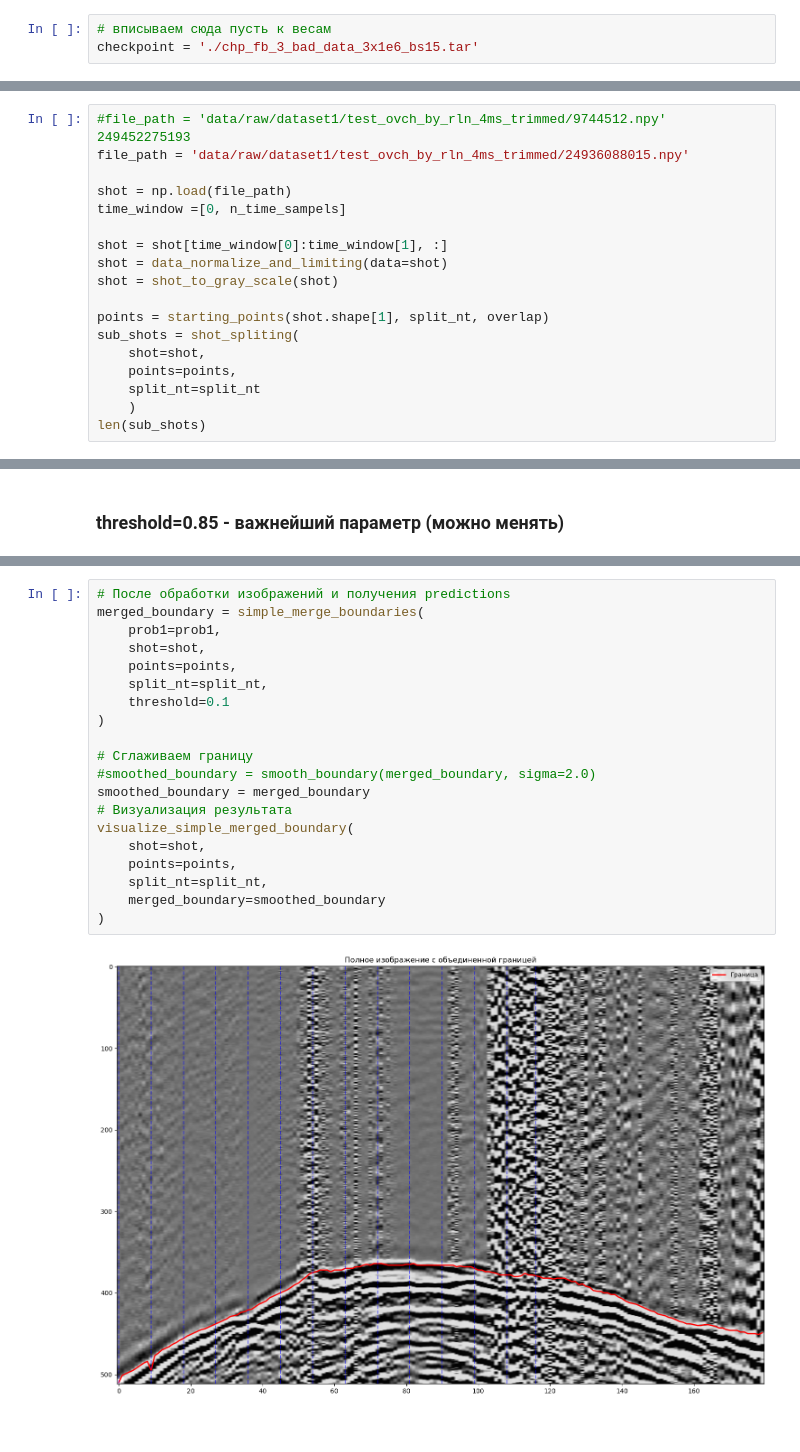
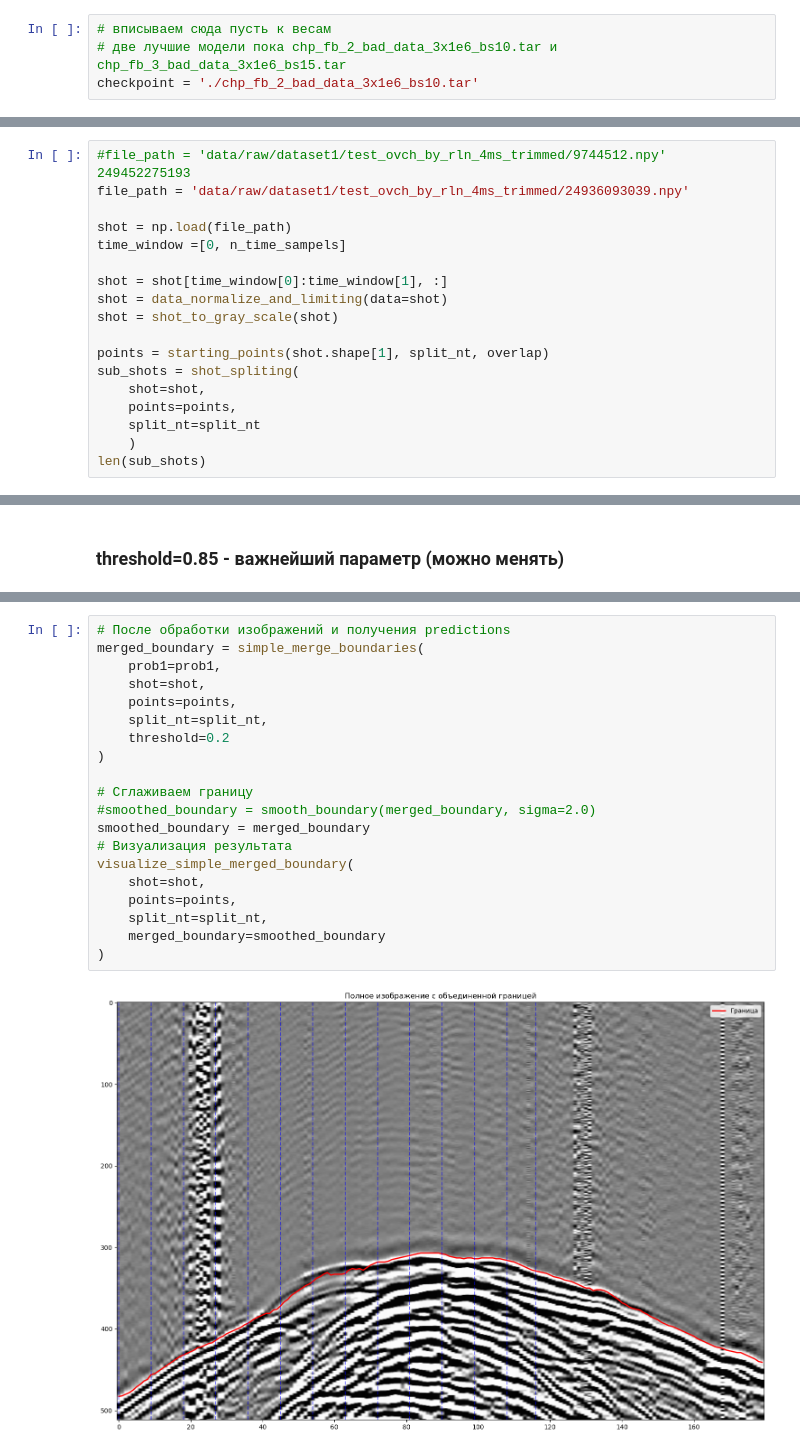
Before and after one commit to Alexey-Ignatov/first_break_picking, a Jupyter notebook: example/inference.ipynb, the cells around one changed output, grey strips where cells are left out. Cells and saved outputs as stored; diff of their text form.

```diff
--- a/example/inference.ipynb
+++ b/example/inference.ipynb
@@ -2,7 +2,8 @@
 ### Тут показано как запускать модель, имея веса
 # %%
 # вписываем сюда пусть к весам
-checkpoint = './chp_fb_3_bad_data_3x1e6_bs15.tar'
+# две лучшие модели пока chp_fb_2_bad_data_3x1e6_bs10.tar и chp_fb_3_bad_data_3x1e6_bs15.tar
+checkpoint = './chp_fb_2_bad_data_3x1e6_bs10.tar'
 # %%
 from config import  (split_nt,
                      overlap,
@@ -271,7 +272,7 @@ os.listdir("data/raw/dataset1/test_ovch_by_rln_4ms_trimmed/")[:20]
 #### Из созданного нами файла создаем шоты (по аналогии с фукнцией save_shots_fb из примера)
 # %%
 #file_path = 'data/raw/dataset1/test_ovch_by_rln_4ms_trimmed/9744512.npy' 249452275193
-file_path = 'data/raw/dataset1/test_ovch_by_rln_4ms_trimmed/24936088015.npy'
+file_path = 'data/raw/dataset1/test_ovch_by_rln_4ms_trimmed/24936093039.npy'
 
 shot = np.load(file_path)
 time_window =[0, n_time_sampels]
@@ -556,22 +557,22 @@ visualize_simple_merged_boundary(
 # %%
 # После обработки изображений и получения predictions
 merged_boundary = simple_merge_boundaries(
     prob1=prob1,
     shot=shot,
     points=points,
     split_nt=split_nt,
-    threshold=0.1
+    threshold=0.2
 )
 
 # Сглаживаем границу
 #smoothed_boundary = smooth_boundary(merged_boundary, sigma=2.0)
 smoothed_boundary = merged_boundary
 # Визуализация результата
 visualize_simple_merged_boundary(
     shot=shot,
     points=points,
     split_nt=split_nt,
     merged_boundary=smoothed_boundary
 )
 # %% [output]
-[figure, old version]
+[figure, new version]
```
Also changed, not shown: parts of 2 cells of this notebook, 2 other files.
